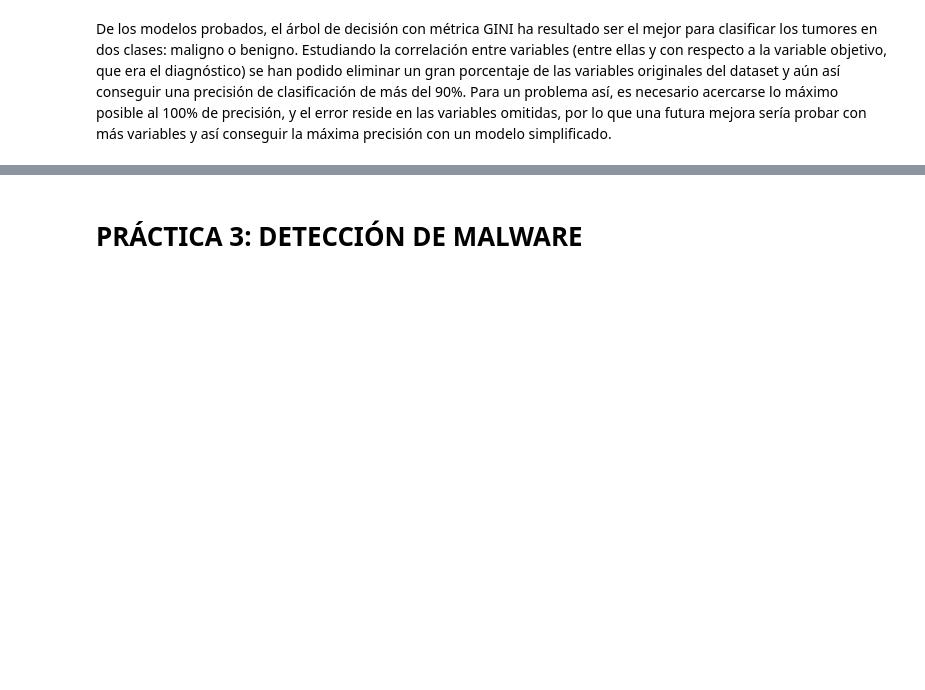
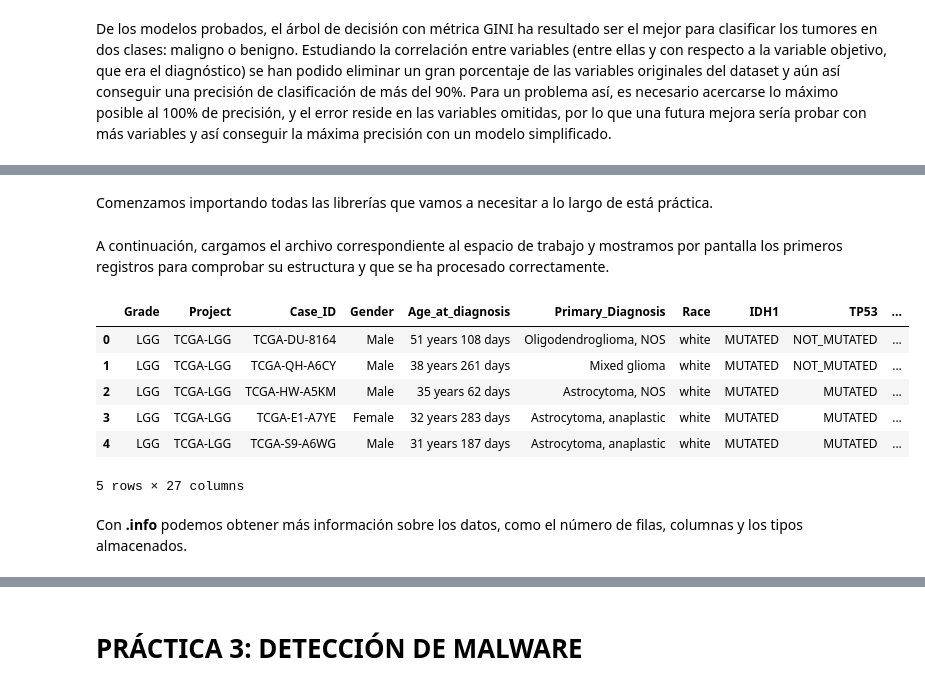
Before and after one commit to Alf-caput/LAB03_Clasificacion, a Jupyter notebook: LAB03_Clasificacion_entrega.ipynb, the cells around one changed output, grey strips where cells are left out. Cells and saved outputs as stored; diff of their text form; code cells hidden in the pictures; blank space fills up the shorter version.

```diff
--- a/LAB03_Clasificacion_entrega.ipynb
+++ b/LAB03_Clasificacion_entrega.ipynb
@@ -476,0 +493,2 @@ De los modelos probados, el árbol de decisión con métrica GINI ha resultado s
+# %% [markdown]
+Comenzamos importando todas las librerías que vamos a necesitar a lo largo de está práctica.
@@ -476,0 +506,15 @@ De los modelos probados, el árbol de decisión con métrica GINI ha resultado s
+# %% [markdown]
+A continuación, cargamos el archivo correspondiente al espacio de trabajo y mostramos por pantalla los primeros registros para comprobar su estructura y que se ha procesado correctamente.
+# %%
+df = pd.read_csv("TCGA.csv", sep = ",")
+df.head()
+# %% [output]
+|  | Grade | Project | Case_ID | Gender | Age_at_diagnosis | Primary_Diagnosis | Race | IDH1 | TP53 | ... |
+| 0 | LGG | TCGA-LGG | TCGA-DU-8164 | Male | 51 years 108 days | Oligodendroglioma, NOS | white | MUTATED | NOT_MUTATED | ... |
+| 1 | LGG | TCGA-LGG | TCGA-QH-A6CY | Male | 38 years 261 days | Mixed glioma | white | MUTATED | NOT_MUTATED | ... |
+| 2 | LGG | TCGA-LGG | TCGA-HW-A5KM | Male | 35 years 62 days | Astrocytoma, NOS | white | MUTATED | MUTATED | ... |
+| 3 | LGG | TCGA-LGG | TCGA-E1-A7YE | Female | 32 years 283 days | Astrocytoma, anaplastic | white | MUTATED | MUTATED | ... |
+| 4 | LGG | TCGA-LGG | TCGA-S9-A6WG | Male | 31 years 187 days | Astrocytoma, anaplastic | white | MUTATED | MUTATED | ... |
+5 rows × 27 columns
+# %% [markdown]
+Con **.info** podemos obtener más información sobre los datos, como  el número de filas, columnas y los tipos almacenados.
```
Also changed, not shown: parts of 27 cells of this notebook, 2 other files.
